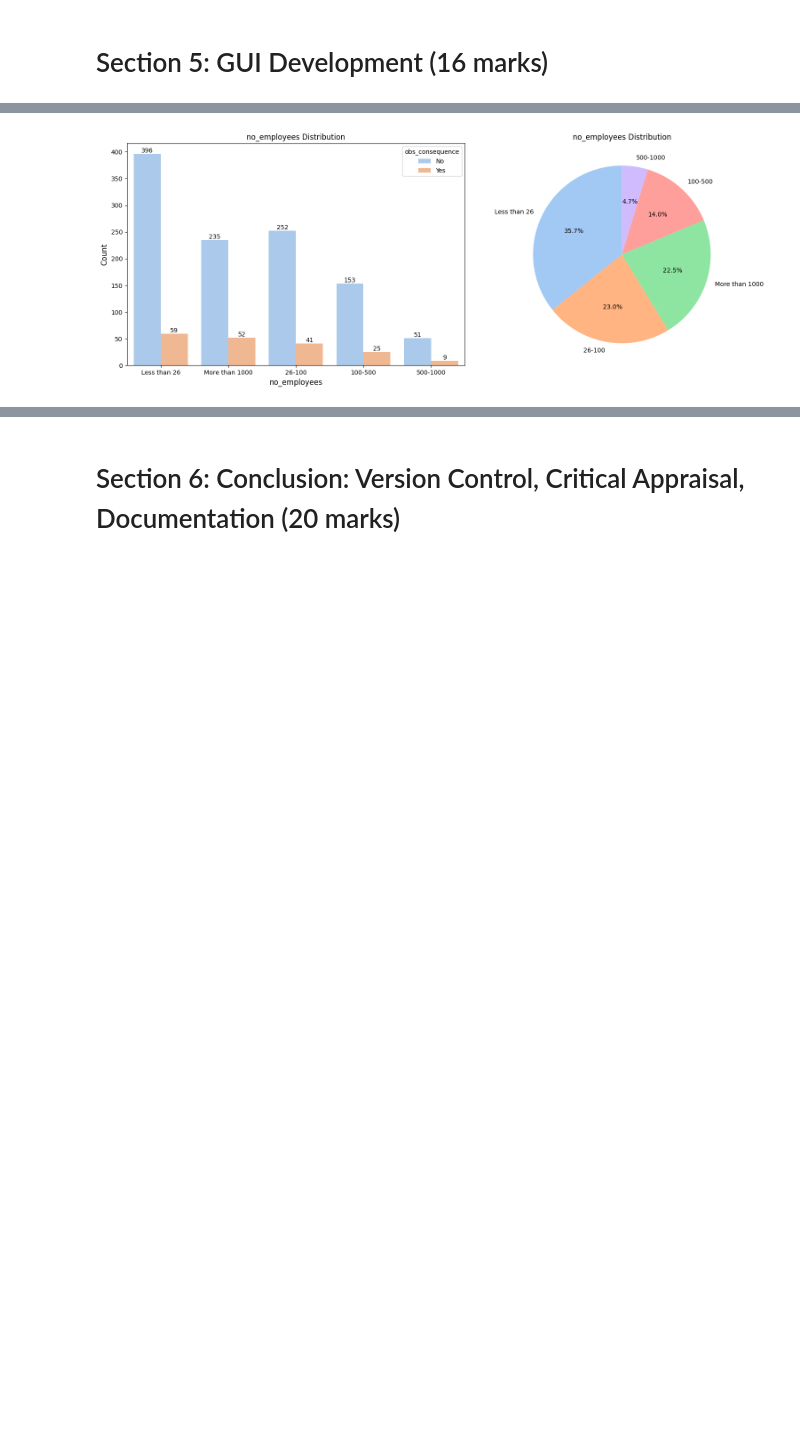
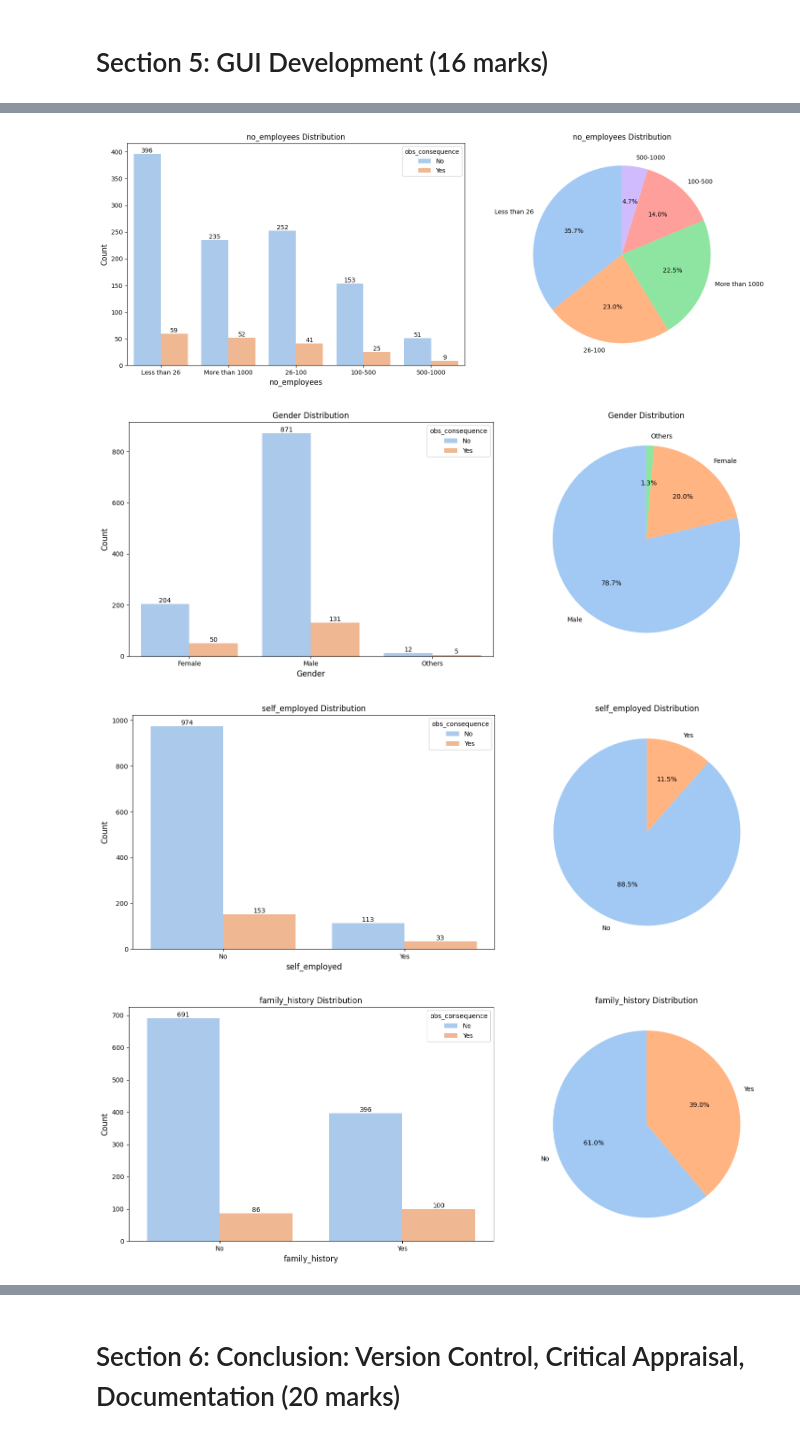
Before and after one commit to guavacoderepo/SOFT40161-COURSE-WORK, a Jupyter notebook: NTU_N1280799_SOFT40161_2.ipynb, the cells around one changed output, grey strips where cells are left out. Cells and saved outputs as stored; diff of their text form; code cells hidden in the pictures; blank space fills up the shorter version.

```diff
--- a/NTU_N1280799_SOFT40161_2.ipynb
+++ b/NTU_N1280799_SOFT40161_2.ipynb
@@ -572,8 +679,6 @@ from tkinter import ttk
 from matplotlib.backends.backend_tkagg import FigureCanvasTkAgg
 import matplotlib.pyplot as plt
 import seaborn as sns
-import pandas as pd
-
 
 # get all columns and remove the target, YearMonth and country column
 plot_cols = [col for col in df.columns if col not in ['Country', 'obs_consequence', 'YearMonth']]
@@ -646,33 +751,36 @@ root.columnconfigure(1, weight=3)
 root.rowconfigure(0, weight=1)
 
 # Frame for controls
 left_frame = ttk.Frame(root, padding=10)
-left_frame.grid(row=0, column=0, sticky="ns")
+left_frame.grid(row=0, column=0)
 
 # Frame for plot
 frame_plot = ttk.Frame(root, padding=10)
-frame_plot.grid(row=0, column=1, sticky="ns")
+frame_plot.grid(row=0, column=1)
 
 # Frame for navigation buttons
 nav_frame = ttk.Frame(root, padding=10)
-nav_frame.grid(row=0, column=2, sticky="ns")
+nav_frame.grid(row=0, column=2)
 
 # Previous and Next buttons
 prev_button = ttk.Button(nav_frame, text="Previous", command=on_previous)
 prev_button.pack(side=tk.LEFT, padx=5)
 
 next_button = ttk.Button(nav_frame, text="Next", command=on_next)
 next_button.pack(side=tk.RIGHT, padx=5)
 
 # Add a default plot
 dynamic_count_plot(df=df, xColumn='no_employees')
 
 # Text label below the plot
 
 # text_label = ttk.Label(frame_plot, text="This is a text label below the chart.", font=("Helvetica", 12))
 # text_label.pack(pady=10)
 
 # Run the main event loop
 root.mainloop()
 # %% [output]
 [figure]
+[figure, added]
+[figure, added]
+[figure, added]
```
Also changed, not shown: parts of 68 cells of this notebook, 1 other file.
